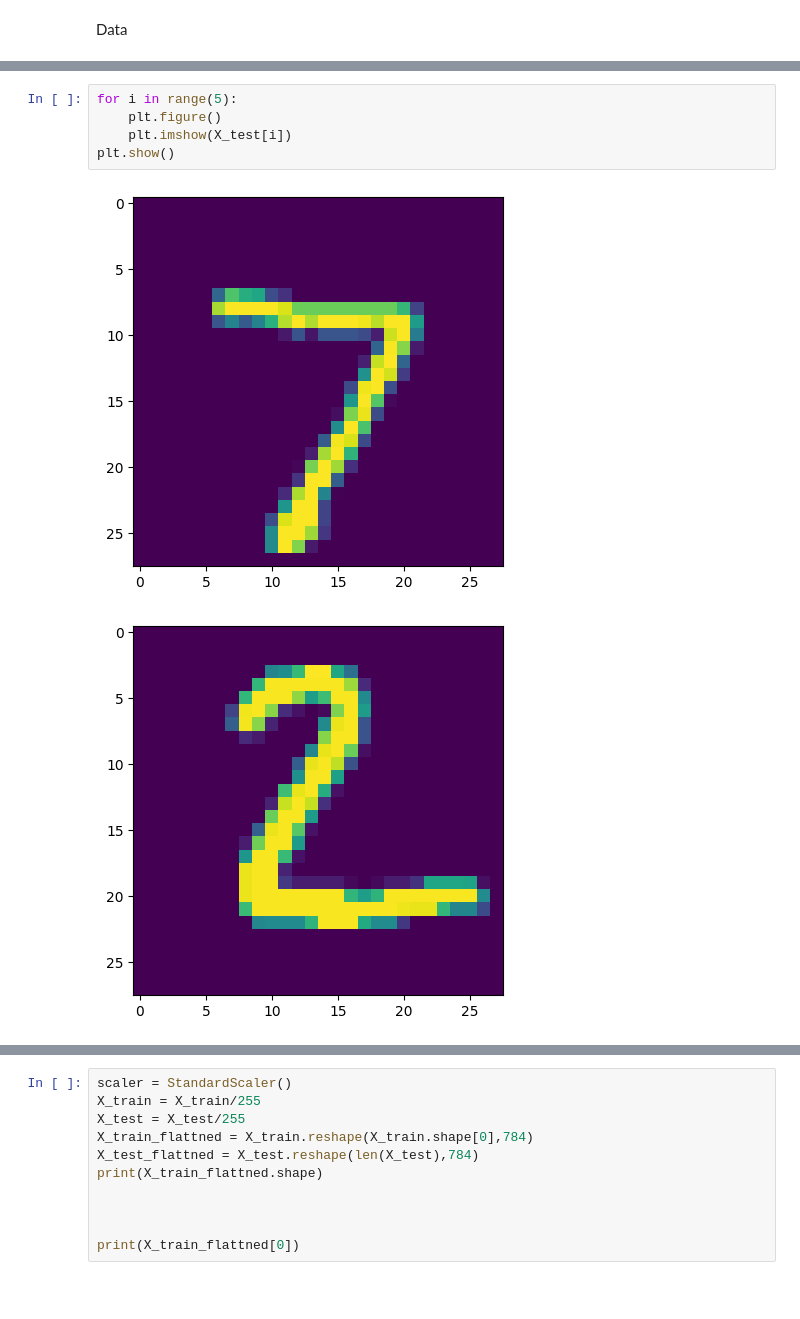
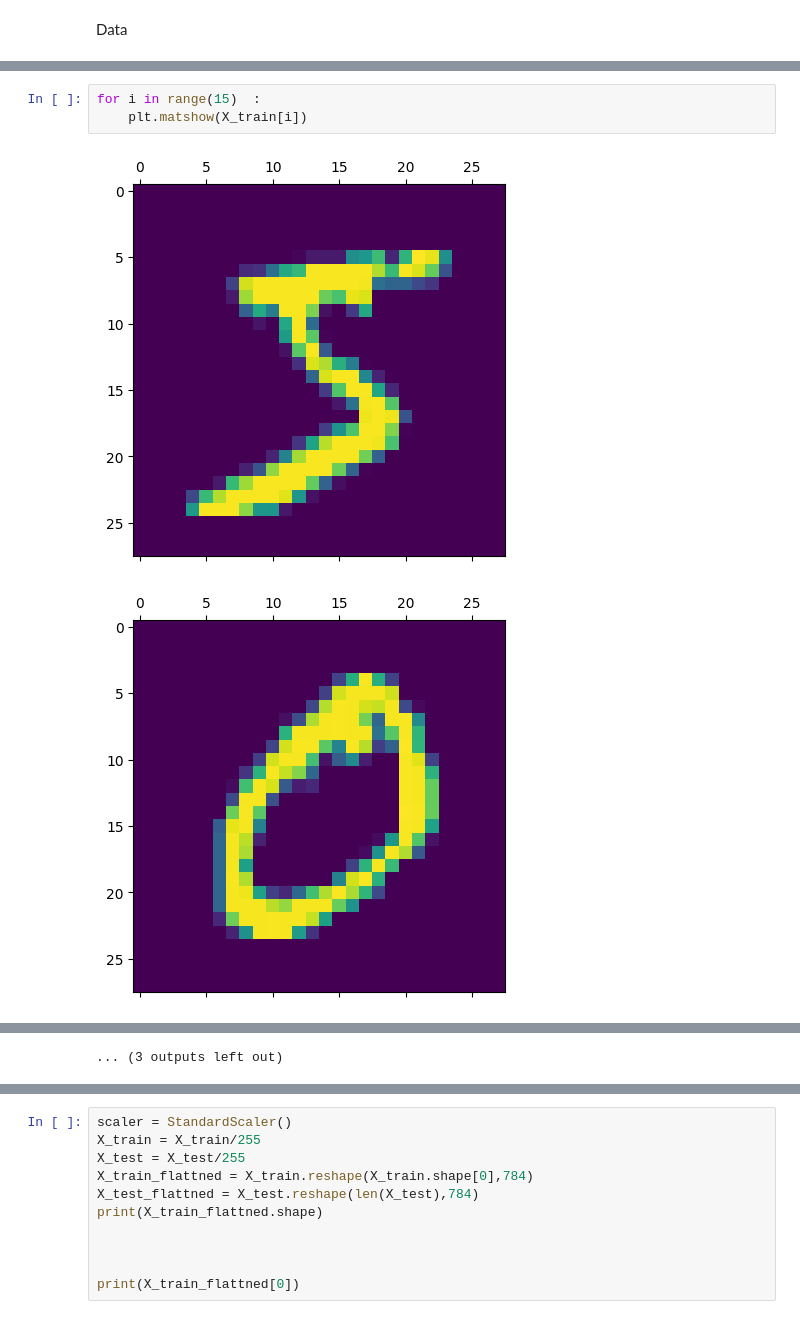
Before and after one commit to SamS709/machine_learning, a Jupyter notebook: dl_tf_keras/digitRecognition.ipynb, the cells around one changed output, grey strips where cells are left out. Saved outputs shown, nothing was run; the diff lists cells and outputs as text; blank space fills up the shorter version.

```diff
--- a/dl_tf_keras/digitRecognition.ipynb
+++ b/dl_tf_keras/digitRecognition.ipynb
@@ -18,8 +37,6 @@ print(y_train.shape)
 # %%
-for i in range(5):
-    plt.figure()
-    plt.imshow(X_test[i])
-plt.show()
+for i in range(15)  :
+    plt.matshow(X_train[i])
 # %% [output]
-[figure, old version]
+[figure, new version]
-[figure, old version]
+[figure, new version]
@@ -28,0 +53 @@ plt.show()
+... (3 outputs left out)
```
Also changed, not shown: parts of 5 cells of this notebook, 2 other files.
